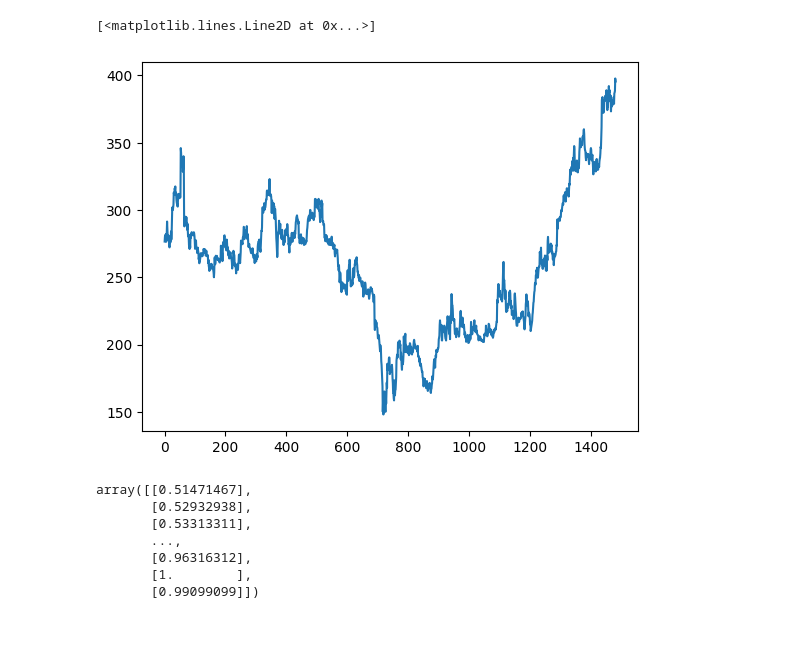
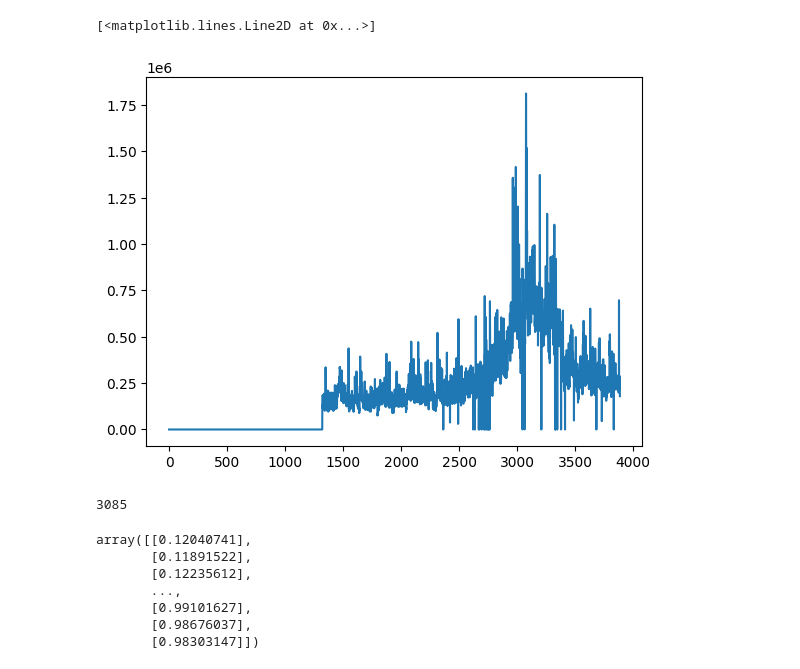
Before and after one commit to Investment-IQ/LSTM-Stock-Prediction-Models, a Jupyter notebook: Test LSTM/model1.ipynb, the cells around one changed output. Drawn from its saved outputs; the diff is of its cells as text; code cells hidden in the pictures; blank space fills up the shorter version.

```diff
--- a/Test LSTM/model1.ipynb
+++ b/Test LSTM/model1.ipynb
@@ -11,5 +12,5 @@ from keras.callbacks import EarlyStopping
 # %%
-df = pd.read_csv('E:\Datasets\ITC.csv')
+df = pd.read_csv("E:\\Datasets\\NIFTY.csv")
 df
 # %% [output]
 |  | Date | Open | High | Low | Close | Adj Close | Volume |
@@ -28,3 +40,5 @@ df
+# %%
+df = df.dropna()
 # %%
 df.shape
 # %% [output]
@@ -32,6 +66,6 @@ df.shape
 # %%
-open = df['Open']
-plt.plot(open)
+volume = df['Volume']
+plt.plot(volume)
 # %% [output]
 [<matplotlib.lines.Line2D at 0x...>]
-[figure, old version]
+[figure, new version]
@@ -40,12 +72,19 @@ ods = open.values
+# %%
+open = df.filter(['Open'])
+open_ds = open.values
+training_data_len = math.ceil(len(open_ds)*0.8)
+training_data_len
+# %% [output]
+3085
 # %%
 scaler = MinMaxScaler(feature_range=(0,1))
-scaled_ods = scaler.fit_transform(np.array(ods).reshape(-1,1))
+scaled_ods = scaler.fit_transform(np.array(open_ds))
 scaled_ods
 # %% [output]
-array([[0.51471467],
-       [0.52932938],
-       [0.53313311],
+array([[0.12040741],
+       [0.11891522],
+       [0.12235612],
        ...,
-       [0.96316312],
-       [1.        ],
-       [0.99099099]])
+       [0.99101627],
+       [0.98676037],
+       [0.98303147]])
```
Also changed, not shown: parts of 26 cells of this notebook.
